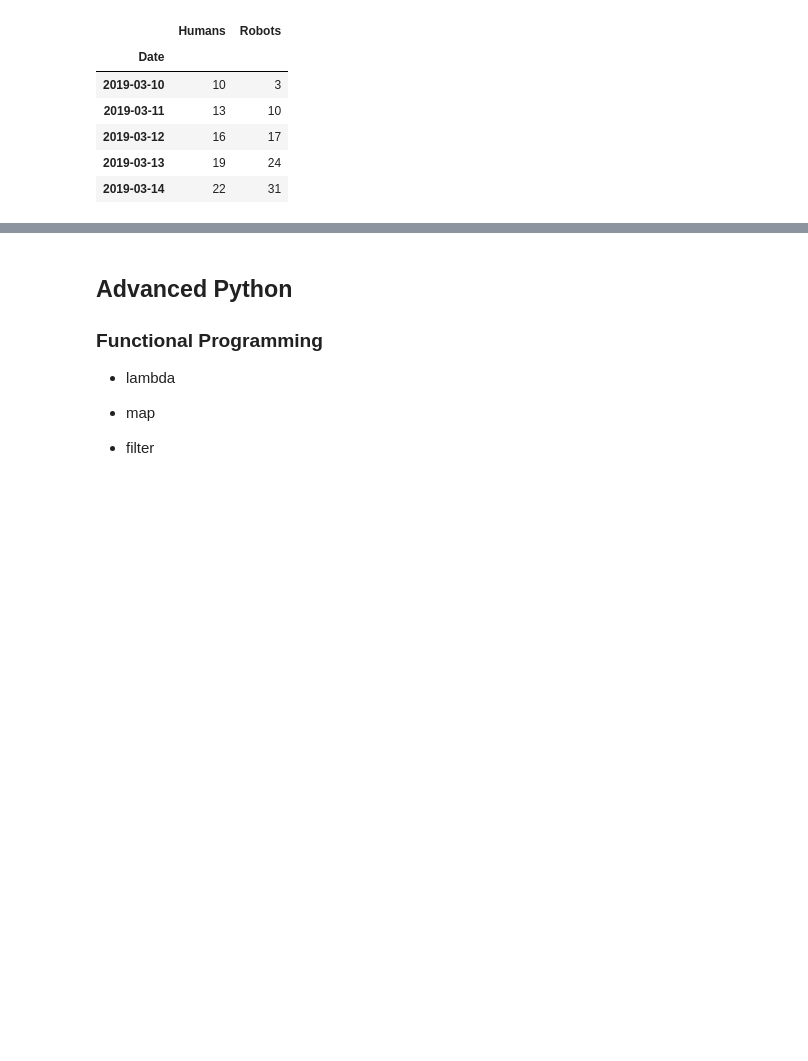
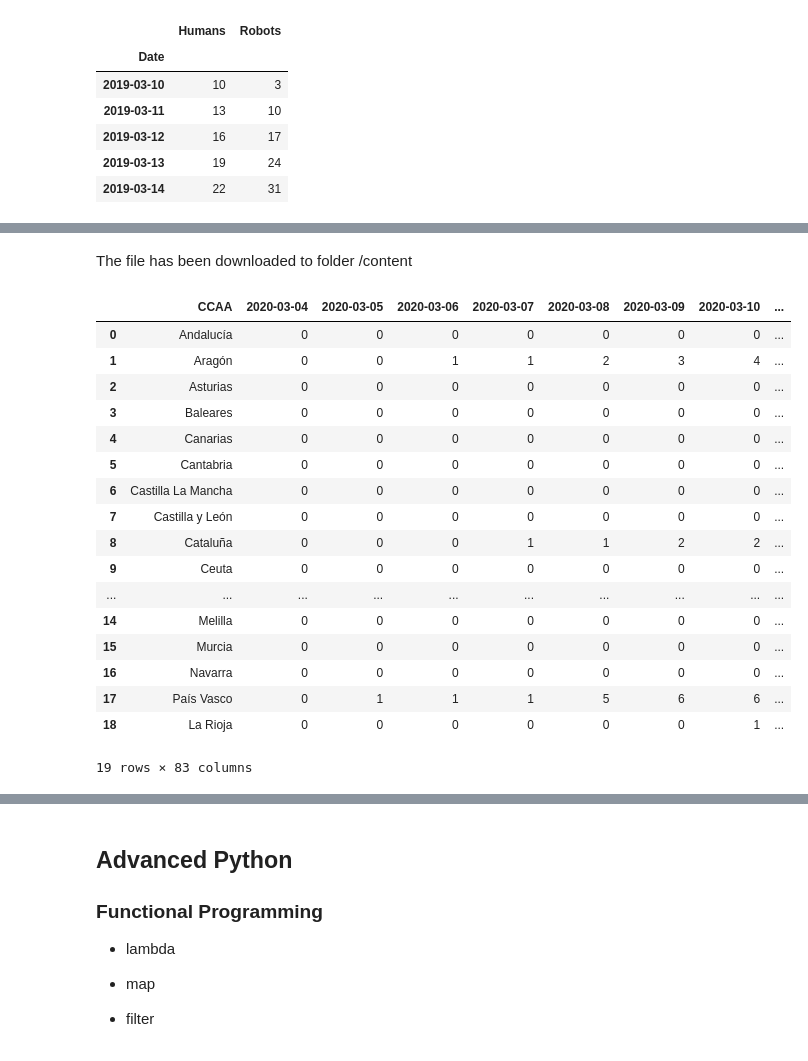
Before and after one commit to raulbenitez/DAPR, a Jupyter notebook: Intro_Python.ipynb, the cells around one changed output, grey strips where cells are left out. Cells and saved outputs as stored; diff of their text form; code cells hidden in the pictures; blank space fills up the shorter version.

```diff
--- a/Intro_Python.ipynb
+++ b/Intro_Python.ipynb
@@ -869,0 +889,26 @@ df.head()
+# %% [markdown]
+The file has been downloaded to folder /content
+# %%
+import pandas as pd
+d = pd.read_csv('/content/ccaa_covid19_fallecidos.csv',sep=',',index_col=None)
+d = d.drop('cod_ine',1)
+d.head(20)
+# %% [output]
+|  | CCAA | 2020-03-04 | 2020-03-05 | 2020-03-06 | 2020-03-07 | 2020-03-08 | 2020-03-09 | 2020-03-10 | ... |
+| 0 | Andalucía | 0 | 0 | 0 | 0 | 0 | 0 | 0 | ... |
+| 1 | Aragón | 0 | 0 | 1 | 1 | 2 | 3 | 4 | ... |
+| 2 | Asturias | 0 | 0 | 0 | 0 | 0 | 0 | 0 | ... |
+| 3 | Baleares | 0 | 0 | 0 | 0 | 0 | 0 | 0 | ... |
+| 4 | Canarias | 0 | 0 | 0 | 0 | 0 | 0 | 0 | ... |
+| 5 | Cantabria | 0 | 0 | 0 | 0 | 0 | 0 | 0 | ... |
+| 6 | Castilla La Mancha | 0 | 0 | 0 | 0 | 0 | 0 | 0 | ... |
+| 7 | Castilla y León | 0 | 0 | 0 | 0 | 0 | 0 | 0 | ... |
+| 8 | Cataluña | 0 | 0 | 0 | 1 | 1 | 2 | 2 | ... |
+| 9 | Ceuta | 0 | 0 | 0 | 0 | 0 | 0 | 0 | ... |
+| ... | ... | ... | ... | ... | ... | ... | ... | ... | ... |
+| 14 | Melilla | 0 | 0 | 0 | 0 | 0 | 0 | 0 | ... |
+| 15 | Murcia | 0 | 0 | 0 | 0 | 0 | 0 | 0 | ... |
+| 16 | Navarra | 0 | 0 | 0 | 0 | 0 | 0 | 0 | ... |
+| 17 | País Vasco | 0 | 1 | 1 | 1 | 5 | 6 | 6 | ... |
+| 18 | La Rioja | 0 | 0 | 0 | 0 | 0 | 0 | 1 | ... |
+19 rows × 83 columns
```
Also changed, not shown: parts of 6 cells of this notebook.
